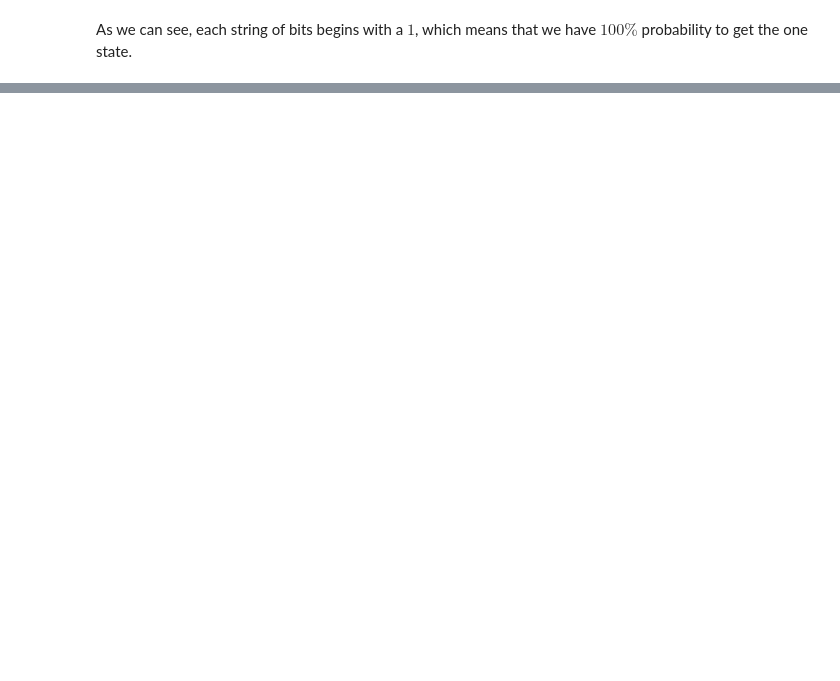
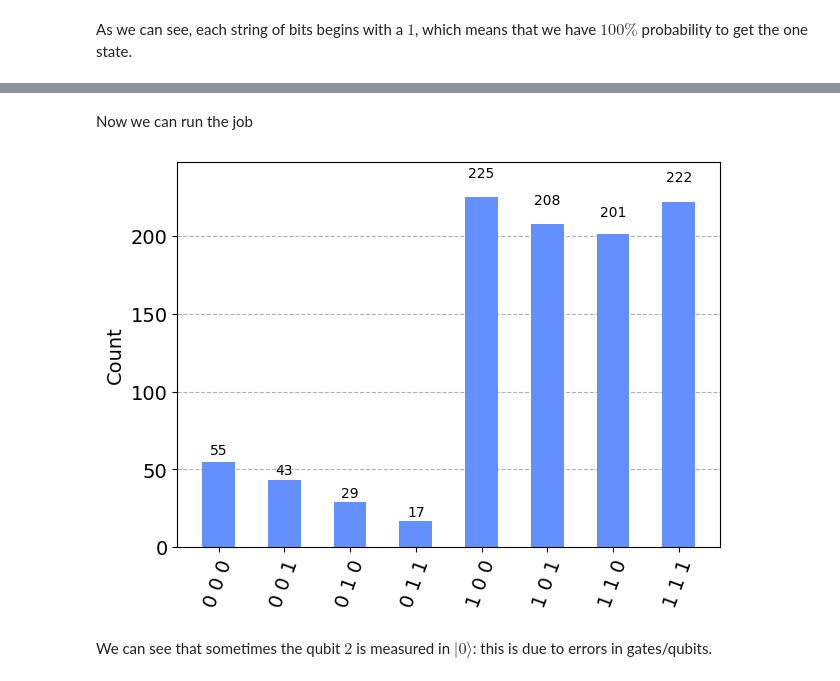
Before and after one commit to Grufoony/Physics_Unibo, a Jupyter notebook: src/Quantum_Computing/teleportation.ipynb, the cells around one changed output, grey strips where cells are left out. Drawn from its saved outputs; the diff is of its cells as text; code cells hidden in the pictures; blank space fills up the shorter version.

```diff
--- a/src/Quantum_Computing/teleportation.ipynb
+++ b/src/Quantum_Computing/teleportation.ipynb
@@ -156,0 +164,8 @@ As we can see, each string of bits begins with a $1$, which means that we have $
+# %%
+from qiskit_ibm_provider import IBMProvider
+
+with open('token.txt', 'r') as f:
+    token = f.read()
+IBMProvider.save_account(token=token, overwrite=True)
+
+provider = IBMProvider()
@@ -156,0 +174,10 @@ As we can see, each string of bits begins with a $1$, which means that we have $
+# %%
+from qiskit import transpile
+from qiskit_ibm_provider import least_busy
+
+backend = least_busy(provider.backends(
+    simulator=False, operational=True, dynamic_circuits=True, n_qubits=7))
+
+
+tqc = transpile(qc, backend)
+tqc.draw(output='mpl')
@@ -156,0 +186,11 @@ As we can see, each string of bits begins with a $1$, which means that we have $
+# %% [markdown]
+Now we can run the job
+# %%
+job = backend.run(tqc, shots=N, dynamic=True)
+result = job.result()
+
+plot_histogram(result.get_counts())
+# %% [output]
+[figure, added]
+# %% [markdown]
+We can see that sometimes the qubit $2$ is measured in $|0 \rangle$: this is due to errors in gates/qubits.
```
Also changed, not shown: parts of 11 cells of this notebook, 1 other file.
